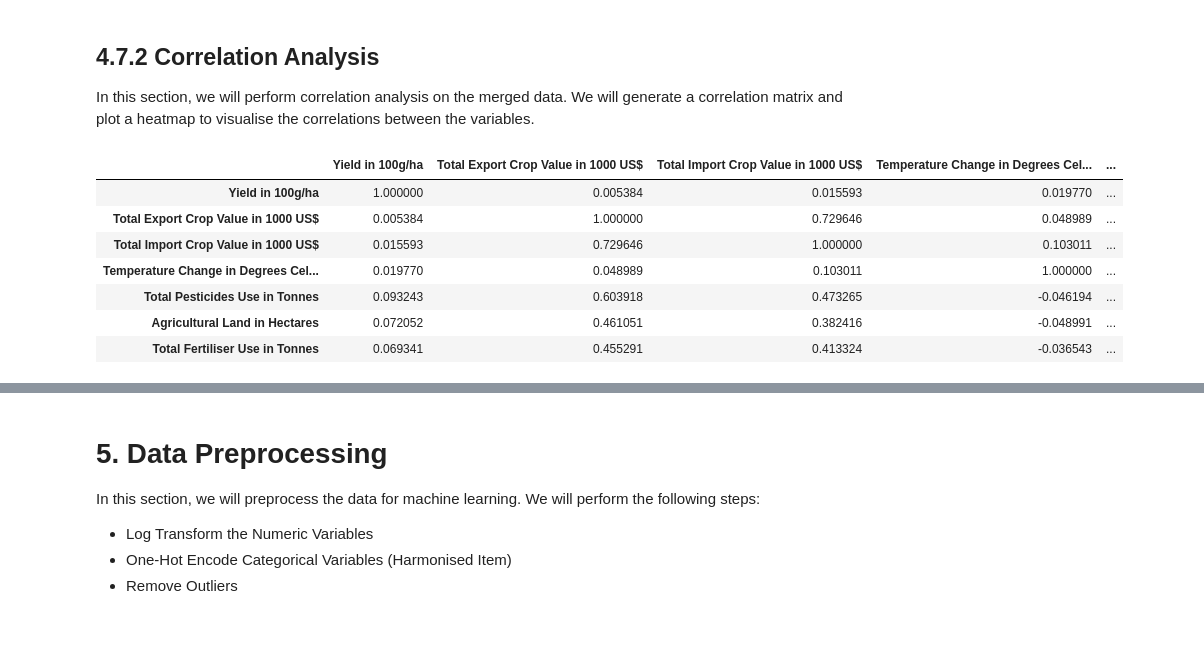
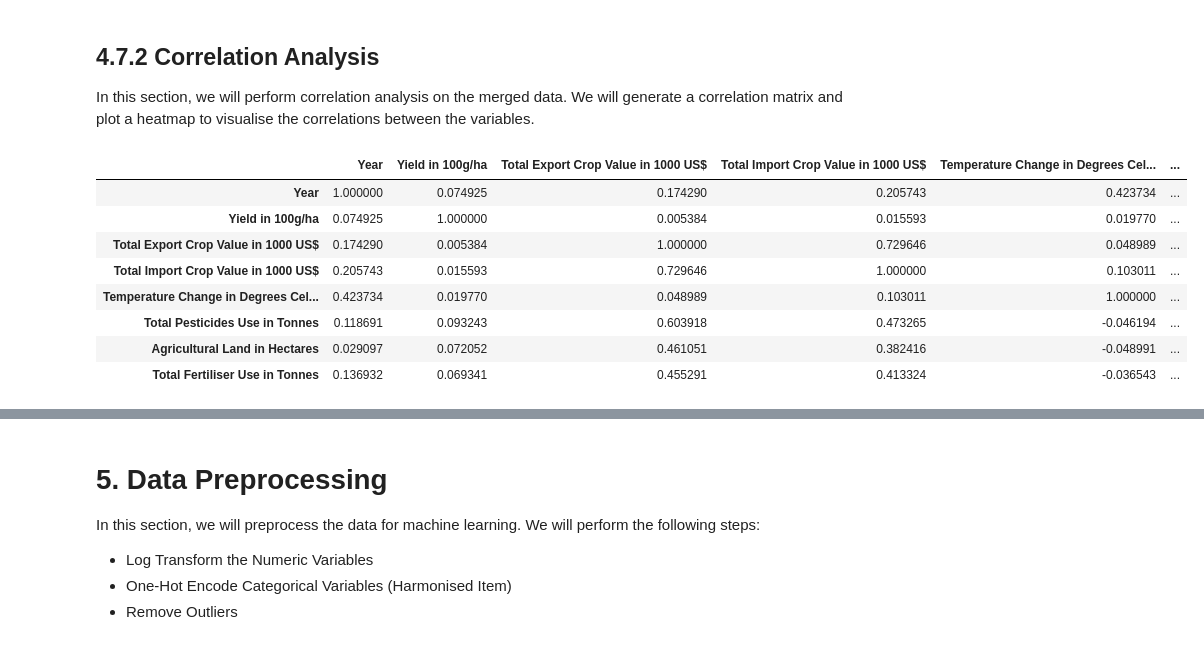
Before and after one commit to tnaccarato/Crop-Forcasting-MLP, a Jupyter notebook: mlp2.ipynb, the cells around one changed output, grey strips where cells are left out. Drawn from its saved outputs; the diff is of its cells as text; code cells hidden in the pictures.

```diff
--- a/mlp2.ipynb
+++ b/mlp2.ipynb
@@ -1216,18 +1216,18 @@ In this section, we will perform correlation analysis on the merged data. We wil
 # %%
 # Generate a correlation matrix
 numeric_df = merged_df.select_dtypes(include=[np.number])
-numeric_df = numeric_df.drop(columns=['Year'])
 correlation_matrix = numeric_df.corr()
 correlation_matrix
 # %% [output]
-|  | Yield in 100g/ha | Total Export Crop Value in 1000 US$ | Total Import Crop Value in 1000 US$ | Temperature Change in Degrees Cel... | ... |
-| Yield in 100g/ha | 1.000000 | 0.005384 | 0.015593 | 0.019770 | ... |
-| Total Export Crop Value in 1000 US$ | 0.005384 | 1.000000 | 0.729646 | 0.048989 | ... |
-| Total Import Crop Value in 1000 US$ | 0.015593 | 0.729646 | 1.000000 | 0.103011 | ... |
-| Temperature Change in Degrees Cel... | 0.019770 | 0.048989 | 0.103011 | 1.000000 | ... |
-| Total Pesticides Use in Tonnes | 0.093243 | 0.603918 | 0.473265 | -0.046194 | ... |
-| Agricultural Land in Hectares | 0.072052 | 0.461051 | 0.382416 | -0.048991 | ... |
-| Total Fertiliser Use in Tonnes | 0.069341 | 0.455291 | 0.413324 | -0.036543 | ... |
+|  | Year | Yield in 100g/ha | Total Export Crop Value in 1000 US$ | Total Import Crop Value in 1000 US$ | Temperature Change in Degrees Cel... | ... |
+| Year | 1.000000 | 0.074925 | 0.174290 | 0.205743 | 0.423734 | ... |
+| Yield in 100g/ha | 0.074925 | 1.000000 | 0.005384 | 0.015593 | 0.019770 | ... |
+| Total Export Crop Value in 1000 US$ | 0.174290 | 0.005384 | 1.000000 | 0.729646 | 0.048989 | ... |
+| Total Import Crop Value in 1000 US$ | 0.205743 | 0.015593 | 0.729646 | 1.000000 | 0.103011 | ... |
+| Temperature Change in Degrees Cel... | 0.423734 | 0.019770 | 0.048989 | 0.103011 | 1.000000 | ... |
+| Total Pesticides Use in Tonnes | 0.118691 | 0.093243 | 0.603918 | 0.473265 | -0.046194 | ... |
+| Agricultural Land in Hectares | 0.029097 | 0.072052 | 0.461051 | 0.382416 | -0.048991 | ... |
+| Total Fertiliser Use in Tonnes | 0.136932 | 0.069341 | 0.455291 | 0.413324 | -0.036543 | ... |
 # %%
 # Plot a heatmap of the correlation matrix
 fig, ax = plt.subplots(figsize=(15,9))
```
Also changed, not shown: parts of 27 cells of this notebook, 1 other file.
